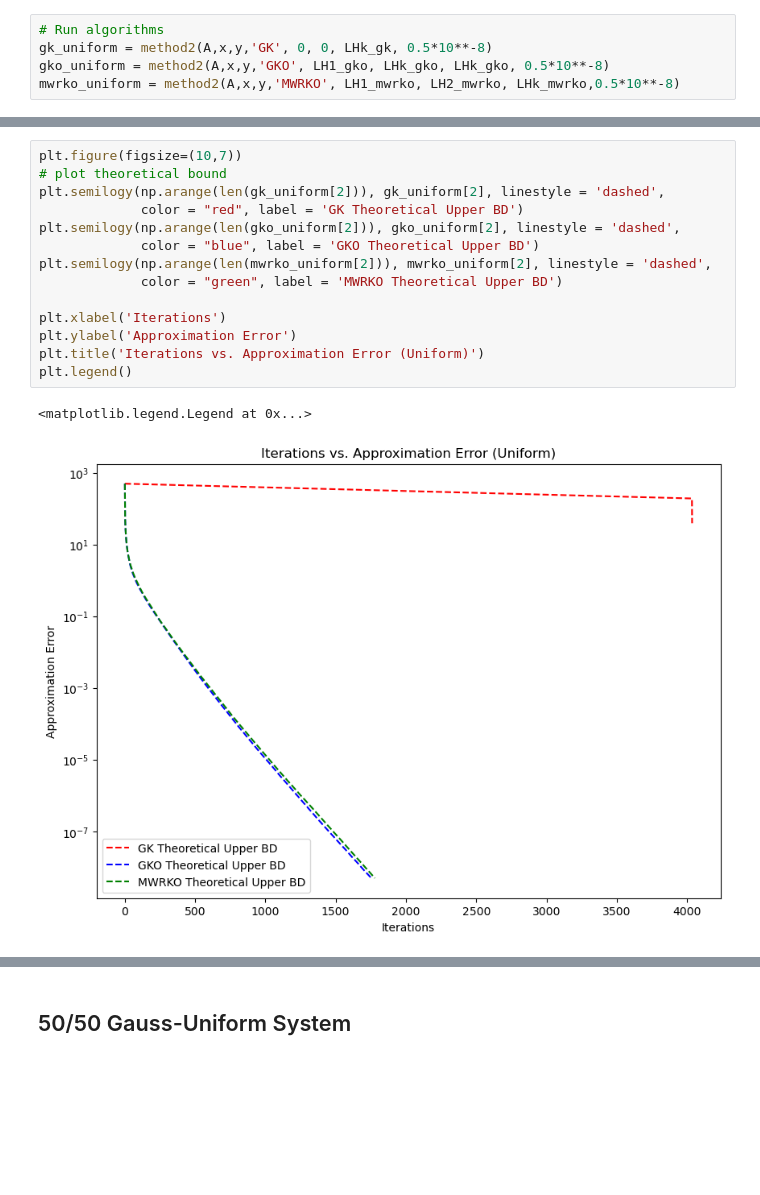
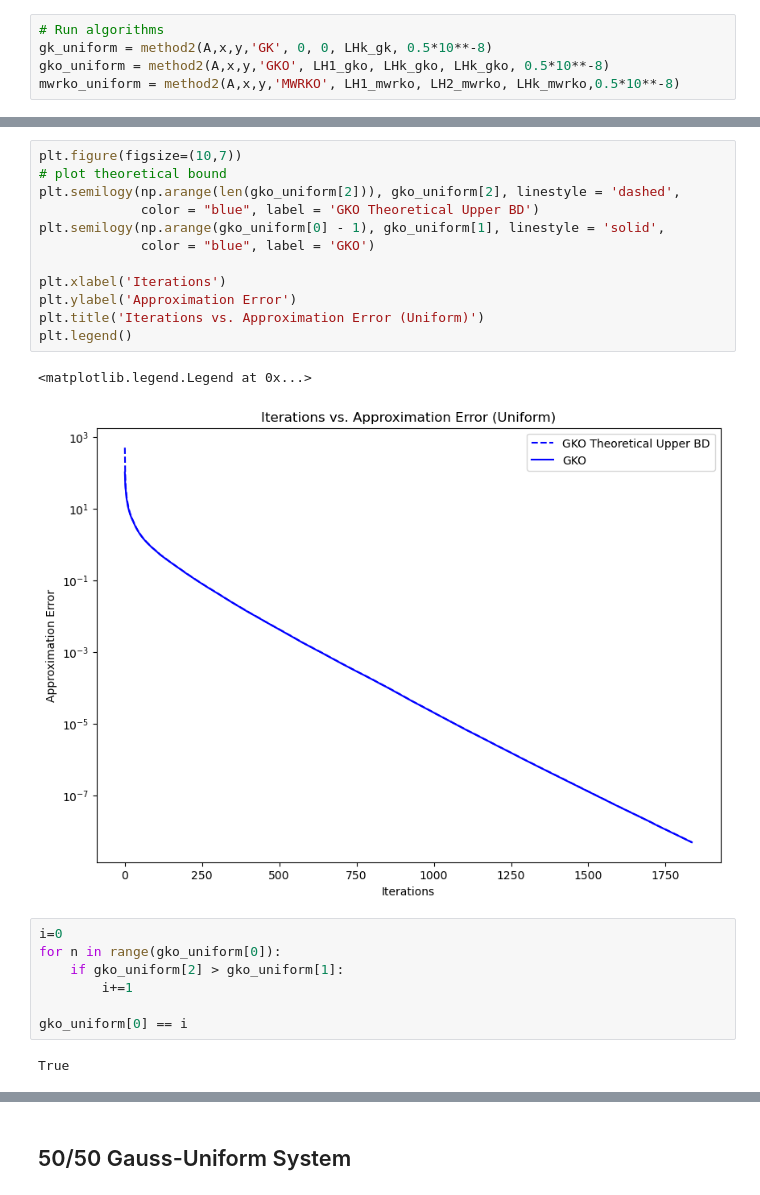
Before and after one commit to emicervantes/gko-23, a Jupyter notebook: scripts/synthetic-exp/synthetic-exp6.ipynb, the cells around one changed output, grey strips where cells are left out. Saved outputs shown, nothing was run; the diff lists cells and outputs as text; blank space fills up the shorter version.

```diff
--- a/scripts/synthetic-exp/synthetic-exp6.ipynb
+++ b/scripts/synthetic-exp/synthetic-exp6.ipynb
@@ -256,20 +260,27 @@ plt.legend()
 # %%
 plt.figure(figsize=(10,7))
 # plot theoretical bound
-plt.semilogy(np.arange(len(gk_uniform[2])), gk_uniform[2], linestyle = 'dashed',
-             color = "red", label = 'GK Theoretical Upper BD')
 plt.semilogy(np.arange(len(gko_uniform[2])), gko_uniform[2], linestyle = 'dashed',
              color = "blue", label = 'GKO Theoretical Upper BD')
-plt.semilogy(np.arange(len(mwrko_uniform[2])), mwrko_uniform[2], linestyle = 'dashed',
-             color = "green", label = 'MWRKO Theoretical Upper BD')
+plt.semilogy(np.arange(gko_uniform[0] - 1), gko_uniform[1], linestyle = 'solid',
+             color = "blue", label = 'GKO')
 
 plt.xlabel('Iterations')
 plt.ylabel('Approximation Error')
 plt.title('Iterations vs. Approximation Error (Uniform)')
 plt.legend()
 # %% [output]
 <matplotlib.legend.Legend at 0x...>
-[figure, old version]
+[figure, new version]
+# %%
+i=0
+for n in range(gko_uniform[0]):
+    if gko_uniform[2] > gko_uniform[1]:
+        i+=1
+
+gko_uniform[0] == i
+# %% [output]
+True
 # %%
 # Show MWRKO empirical and theoretical results
 plt.figure(figsize=(10,7))
```
Also changed, not shown: parts of 27 cells of this notebook.
